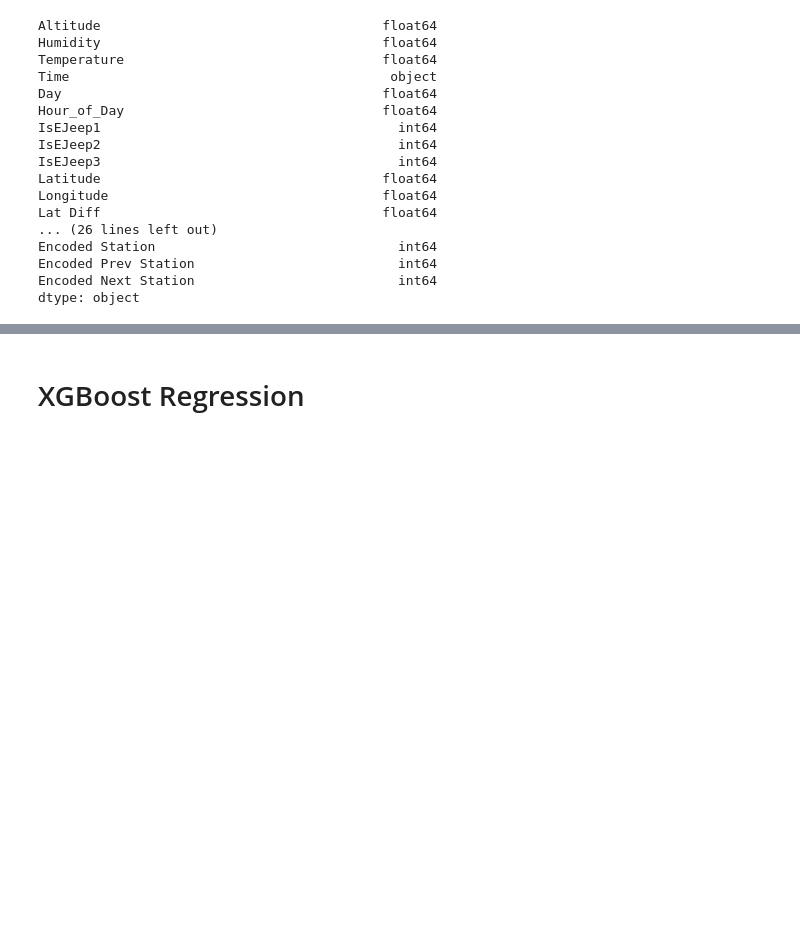
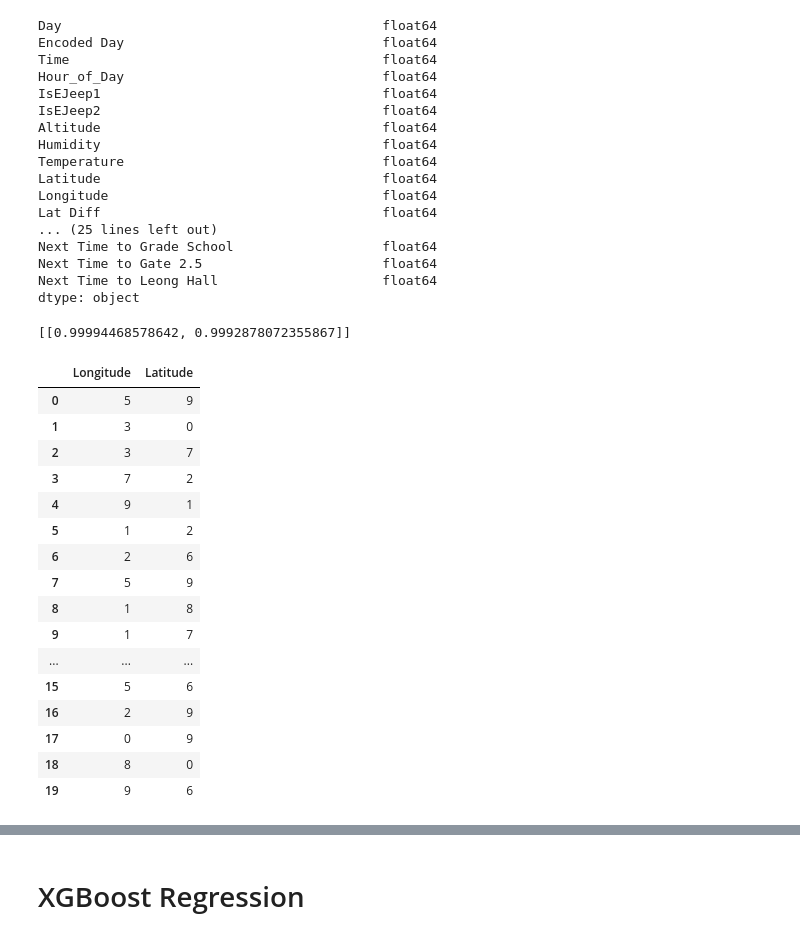
Before and after one commit to CSfromCS/VHS-Thesis, a Jupyter notebook: Finalized Models/XGBoost.ipynb, the cells around one changed output, grey strips where cells are left out. Drawn from its saved outputs; the diff is of its cells as text; code cells hidden in the pictures; blank space fills up the shorter version.

```diff
--- a/Finalized Models/XGBoost.ipynb
+++ b/Finalized Models/XGBoost.ipynb
@@ -17,25 +17,55 @@ next_station_dict = {
     'Leong Hall': 'Xavier Hall'
 }
 # %%
-df = pd.read_csv('Out.csv')
+df = pd.read_csv('Complete_Out.csv')
 df = df.drop(columns=['Unnamed: 0', 'Datetime'])
 
 df.dtypes
 # %% [output]
+Day                                         float64
+Encoded Day                                 float64
+Time                                        float64
+Hour_of_Day                                 float64
+IsEJeep1                                    float64
+IsEJeep2                                    float64
 Altitude                                    float64
 Humidity                                    float64
 Temperature                                 float64
-Time                                         object
-Day                                         float64
-Hour_of_Day                                 float64
-IsEJeep1                                      int64
-IsEJeep2                                      int64
-IsEJeep3                                      int64
 Latitude                                    float64
 Longitude                                   float64
 Lat Diff                                    float64
-... (26 lines left out)
-Encoded Station                               int64
-Encoded Prev Station                          int64
-Encoded Next Station                          int64
+... (25 lines left out)
+Next Time to Grade School                   float64
+Next Time to Gate 2.5                       float64
+Next Time to Leong Hall                     float64
 dtype: object
+# %%
+frame=1
+[[df['Longitude'][frame], df['Latitude'][frame]]]
+# %% [output]
+[[0.99994468578642, 0.9992878072355867]]
+# %%
+myDf = pd.DataFrame(columns=['Longitude', 'Latitude'])
+# make random data to fill myDF columns until 20 rows
+for i in range(20):
+    myDf = myDf.append({'Longitude': np.random.randint(0, 10), 'Latitude': np.random.randint(0, 10)}, ignore_index=True)
+
+myDf
+# %% [output]
+|  | Longitude | Latitude |
+| 0 | 5 | 9 |
+| 1 | 3 | 0 |
+| 2 | 3 | 7 |
+| 3 | 7 | 2 |
+| 4 | 9 | 1 |
+| 5 | 1 | 2 |
+| 6 | 2 | 6 |
+| 7 | 5 | 9 |
+| 8 | 1 | 8 |
+| 9 | 1 | 7 |
+| ... | ... | ... |
+| 15 | 5 | 6 |
+| 16 | 2 | 9 |
+| 17 | 0 | 9 |
+| 18 | 8 | 0 |
+| 19 | 9 | 6 |
```
Also changed, not shown: parts of 23 cells of this notebook, 1 other file.
